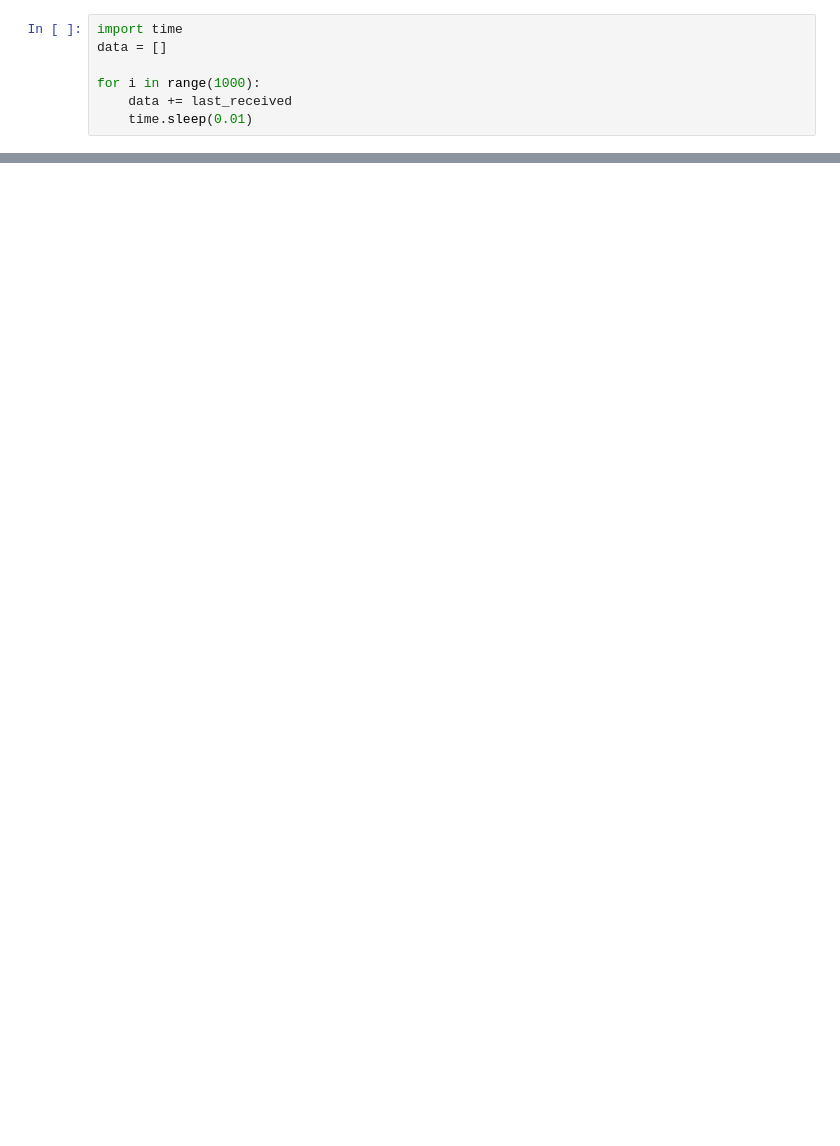
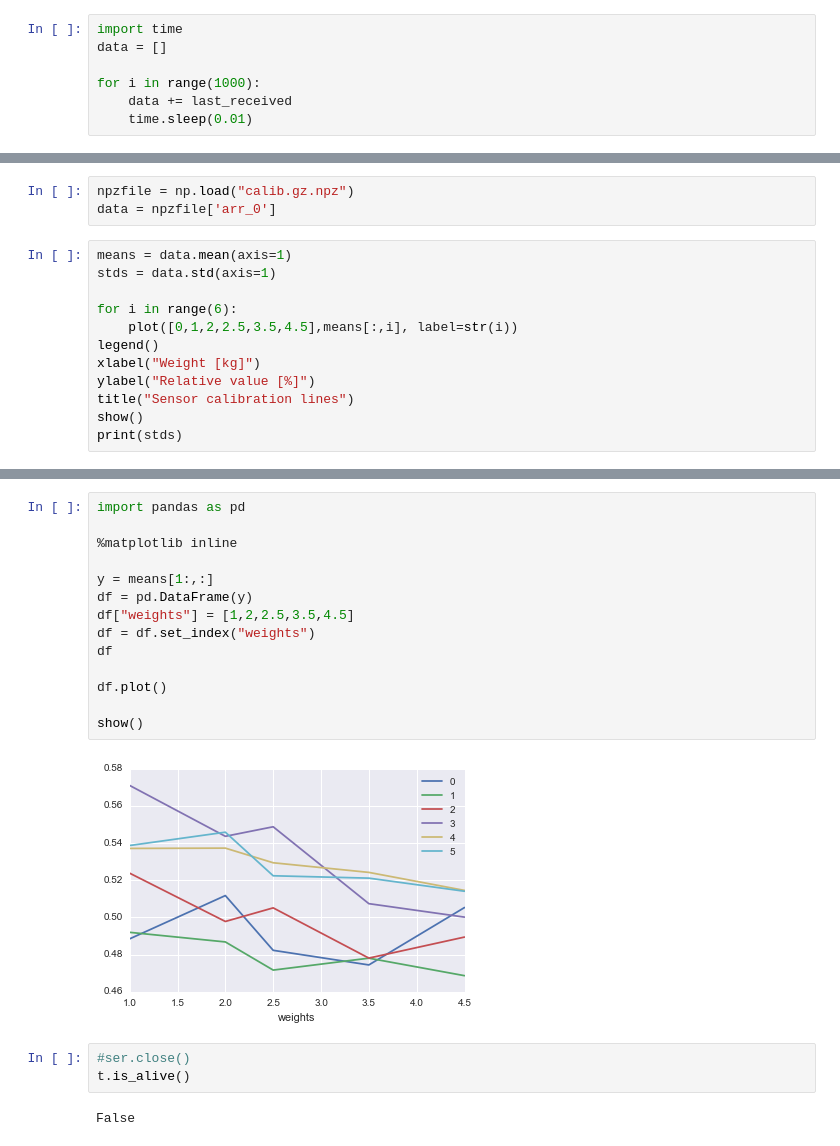
Before and after one commit to nagyistge/intellisleep, a Jupyter notebook: Readout Routine.ipynb, the cells around one changed output, grey strips where cells are left out. Cells and saved outputs as stored; diff of their text form; blank space fills up the shorter version.

```diff
--- a/Readout Routine.ipynb
+++ b/Readout Routine.ipynb
@@ -136,0 +254,15 @@ ser.close()
+# %%
+npzfile = np.load("calib.gz.npz")
+data = npzfile['arr_0']
+# %%
+means = data.mean(axis=1)
+stds = data.std(axis=1)
+
+for i in range(6):
+    plot([0,1,2,2.5,3.5,4.5],means[:,i], label=str(i))
+legend()
+xlabel("Weight [kg]")
+ylabel("Relative value [%]")
+title("Sensor calibration lines")
+show()
+print(stds)
@@ -136,0 +309,21 @@ ser.close()
+# %%
+import pandas as pd
+
+%matplotlib inline
+
+y = means[1:,:]
+df = pd.DataFrame(y)
+df["weights"] = [1,2,2.5,3.5,4.5]
+df = df.set_index("weights")
+df
+
+df.plot()
+
+show()
+# %% [output]
+[figure, added]
+# %%
+#ser.close()
+t.is_alive()
+# %% [output]
+False
```
Also changed, not shown: parts of 18 cells of this notebook, 6 other files.
